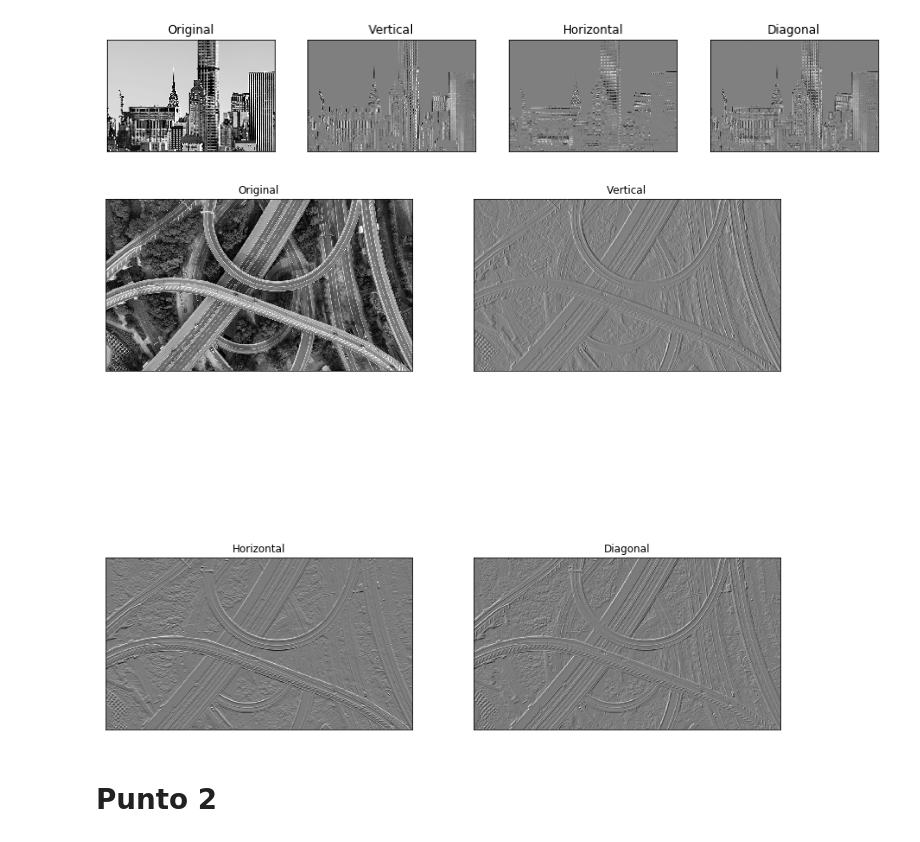
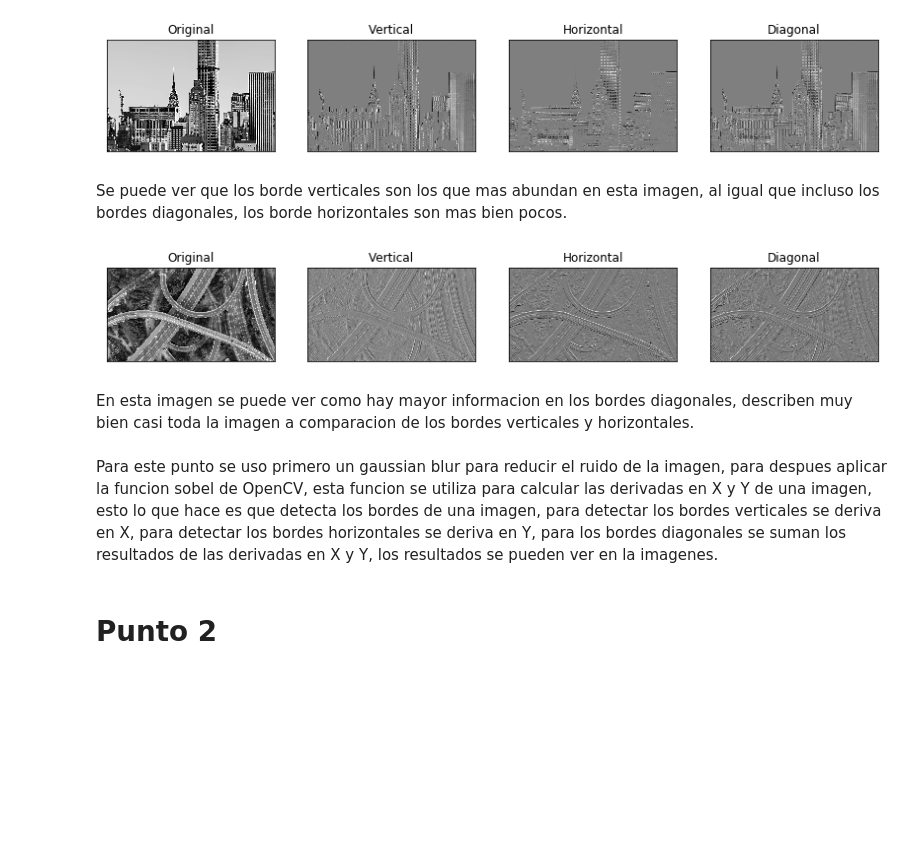
Before and after one commit to camilo520/ProcesamientoImagen, a Jupyter notebook: Laboratorio.ipynb, the cells around one changed output. Drawn from its saved outputs; the diff is of its cells as text; code cells hidden in the pictures; blank space fills up the shorter version.

```diff
--- a/Laboratorio.ipynb
+++ b/Laboratorio.ipynb
@@ -146,17 +154,26 @@ xy_sobel = x_sobel+y_sobel
 displayGray4(img, x_sobel, y_sobel, xy_sobel, "Original", "Vertical", "Horizontal", "Diagonal")
 # %% [output]
 [figure]
+# %% [markdown]
+Se puede ver que los borde verticales son los que mas abundan en esta imagen, al igual que incluso los bordes diagonales, los borde horizontales son mas bien pocos.
 # %%
 img=cv2.imread('furi3.jpg',0)
-x_sobel=cv2.Sobel(img, cv2.CV_64F, 1, 0, ksize=5)
 
-y_sobel=cv2.Sobel(img, cv2.CV_64F, 0, 1, ksize=5)
+gauss=cv2.GaussianBlur(img,(3,3),0)
+
+x_sobel=cv2.Sobel(gauss, cv2.CV_64F, 1, 0, ksize=5)
+
+y_sobel=cv2.Sobel(gauss, cv2.CV_64F, 0, 1, ksize=5)
 
 xy_sobel = x_sobel+y_sobel
 
 displayGray4(img, x_sobel, y_sobel, xy_sobel, "Original", "Vertical", "Horizontal", "Diagonal")
 # %% [output]
-[figure, old version]
+[figure, new version]
+# %% [markdown]
+En esta imagen se puede ver como hay mayor informacion en los bordes diagonales, describen muy bien casi toda la imagen a comparacion de los bordes verticales y horizontales.
+# %% [markdown]
+Para este punto se uso primero un gaussian blur para reducir el ruido de la imagen, para despues aplicar la funcion sobel de OpenCV, esta funcion se utiliza para calcular las derivadas en X y Y de una imagen, esto lo que hace es que detecta los bordes de una imagen, para detectar los bordes verticales se deriva en X, para detectar los bordes horizontales se deriva en Y, para los bordes diagonales se suman los resultados de las derivadas en X y Y, los resultados se pueden ver en la imagenes.
 # %% [markdown]
 # **Punto 2**
 # %%
```
Also changed, not shown: parts of 12 cells of this notebook.
